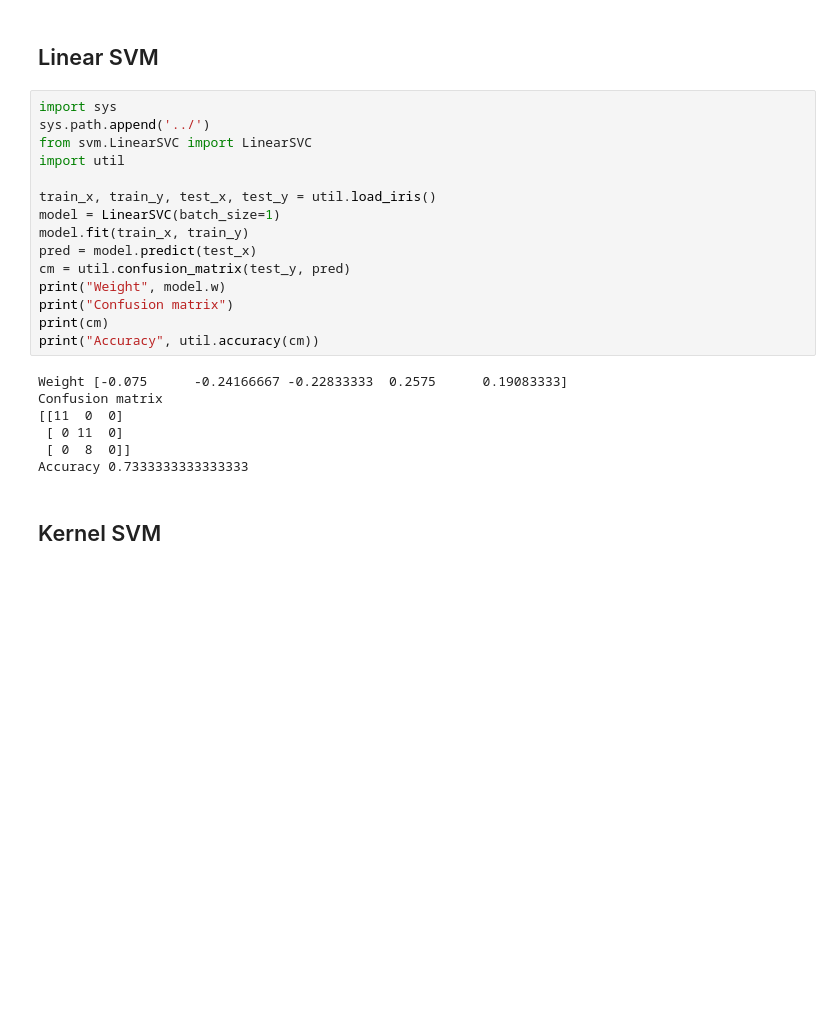
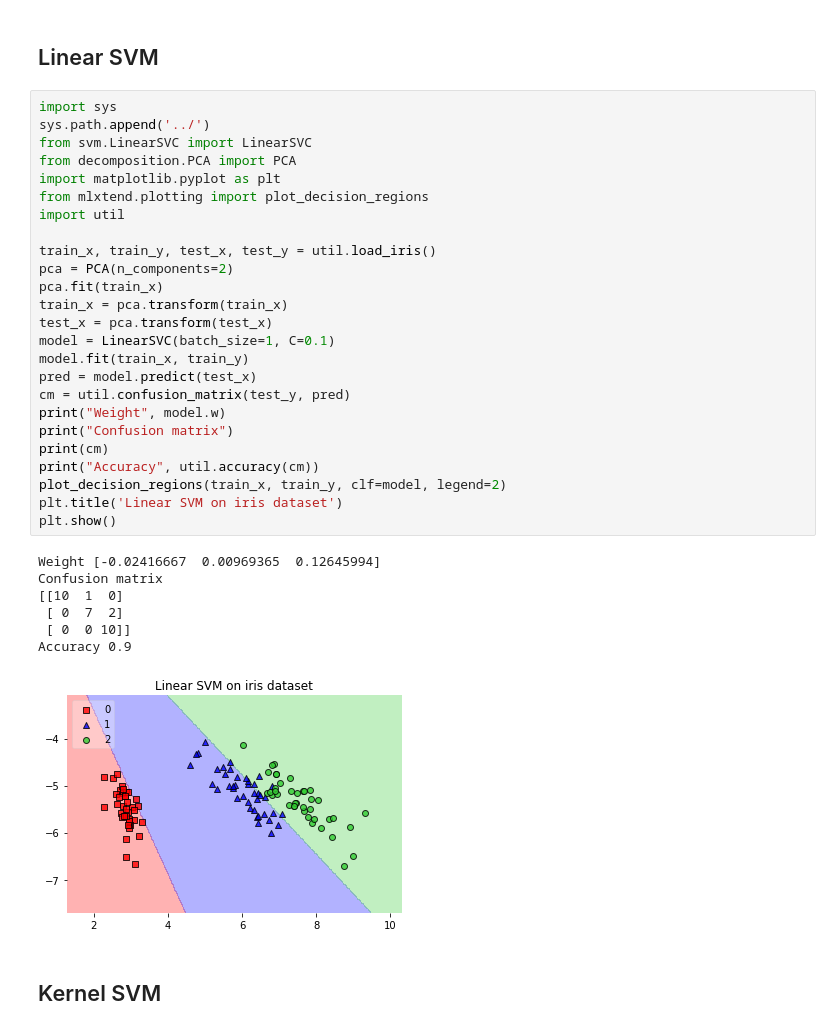
Before and after one commit to KazukiChiyo/kleinml, a Jupyter notebook: examples/svm.ipynb, the cells around one changed output. Drawn from its saved outputs; the diff is of its cells as text; blank space fills up the shorter version.

```diff
--- a/examples/svm.ipynb
+++ b/examples/svm.ipynb
@@ -7,25 +7,36 @@ Author: Kexuan Zou
 # %%
 import sys
 sys.path.append('../')
 from svm.LinearSVC import LinearSVC
+from decomposition.PCA import PCA
+import matplotlib.pyplot as plt
+from mlxtend.plotting import plot_decision_regions
 import util
 
 train_x, train_y, test_x, test_y = util.load_iris()
-model = LinearSVC(batch_size=1)
+pca = PCA(n_components=2)
+pca.fit(train_x)
+train_x = pca.transform(train_x)
+test_x = pca.transform(test_x)
+model = LinearSVC(batch_size=1, C=0.1)
 model.fit(train_x, train_y)
 pred = model.predict(test_x)
 cm = util.confusion_matrix(test_y, pred)
 print("Weight", model.w)
 print("Confusion matrix")
 print(cm)
 print("Accuracy", util.accuracy(cm))
+plot_decision_regions(train_x, train_y, clf=model, legend=2)
+plt.title('Linear SVM on iris dataset')
+plt.show()
 # %% [output]
-Weight [-0.075      -0.24166667 -0.22833333  0.2575      0.19083333]
+Weight [-0.02416667  0.00969365  0.12645994]
 Confusion matrix
-[[11  0  0]
- [ 0 11  0]
- [ 0  8  0]]
-Accuracy 0.7333333333333333
+[[10  1  0]
+ [ 0  7  2]
+ [ 0  0 10]]
+Accuracy 0.9
+[figure, added]
 # %% [markdown]
 ## Kernel SVM
 # %%
```
Also changed, not shown: parts of 2 cells of this notebook, 12 other files.
